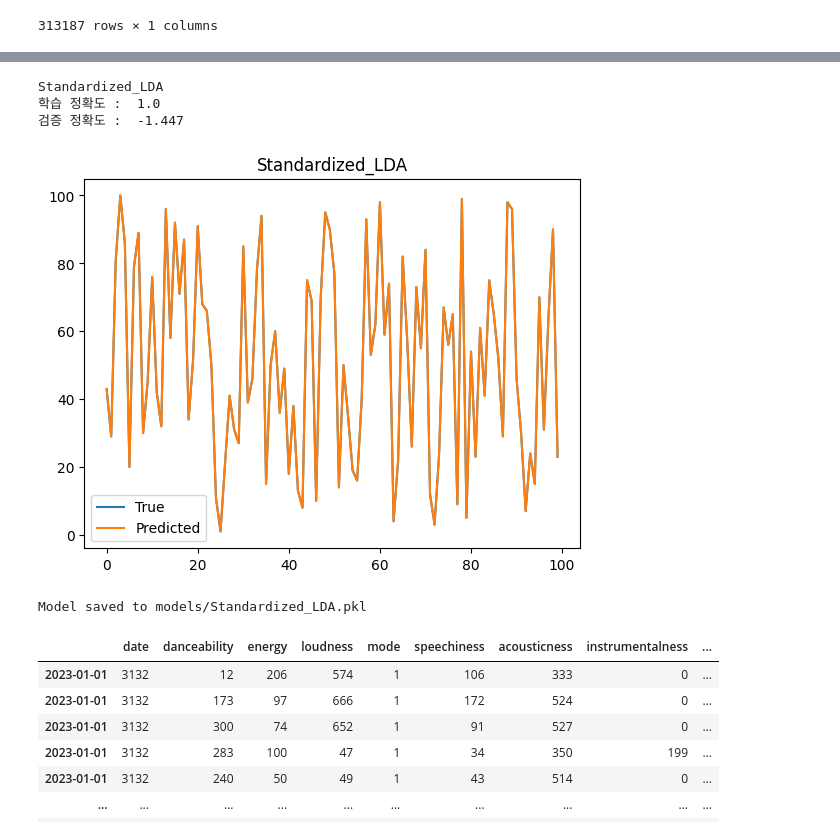
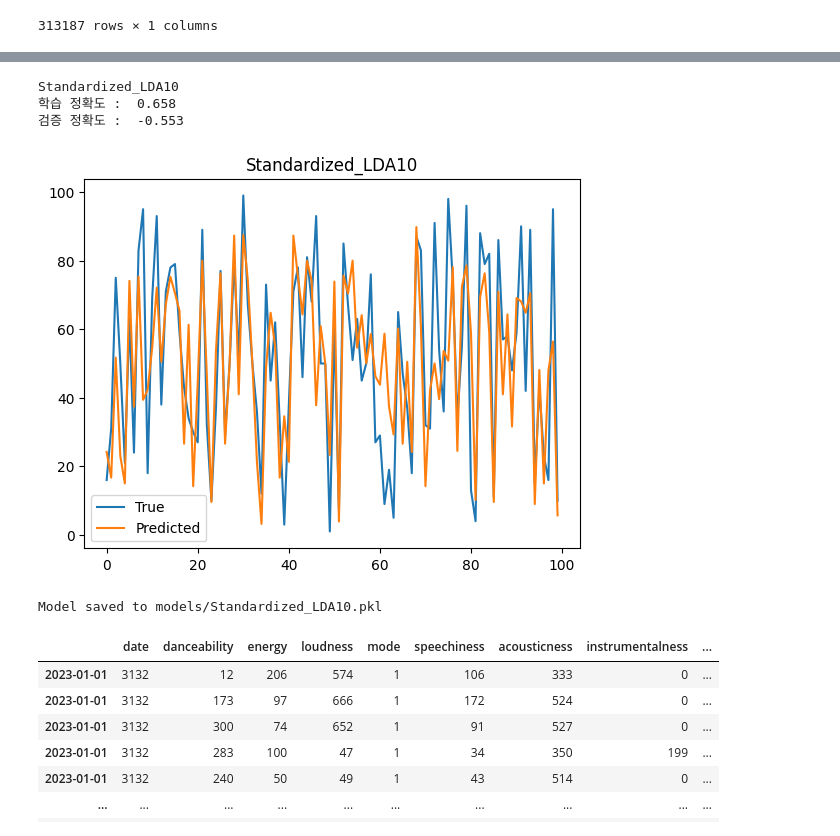
Before and after one commit to CG05/BillboardAnalitics, a Jupyter notebook: modeling2.ipynb, the cells around one changed output, grey strips where cells are left out. Saved outputs shown, nothing was run; the diff lists cells and outputs as text; code cells hidden in the pictures.

```diff
--- a/modeling2.ipynb
+++ b/modeling2.ipynb
@@ -44,4 +60,4 @@ from sklearn.preprocessing import StandardScaler
 
 std = StandardScaler()
 data_std = std.fit_transform(data)
-data_std = pd.DataFrame(data, columns=data.columns, index=data.index)
+data_std = pd.DataFrame(data_std, columns=data.columns, index=data.index)
@@ -53,7 +91,10 @@ def create_sequences(s_year, dataframe, label):
     Xs, ys = [], []
     curday = datetime(s_year, 1, 1)
     dayformat = curday.strftime('%Y-%m-%d')
+    now_idx = ''
     for idx in dataframe.index:
+        if now_idx == idx:
+            continue
         X = dataframe.loc[dayformat].values
         y = label.loc[dayformat].values
 
@@ -66,6 +107,7 @@ def create_sequences(s_year, dataframe, label):
         ys.append(y)
         if idx != dayformat:
             dayformat = idx
+        now_idx = idx
 
     return np.array(Xs, dtype=object), np.array(ys, dtype=object)
 # %%
@@ -127,10 +167,13 @@ X_test_pca = pca.transform(X_test)
 # %%
 from sklearn.discriminant_analysis import LinearDiscriminantAnalysis
 
-lda = LinearDiscriminantAnalysis(n_components=3)
+lda = LinearDiscriminantAnalysis(n_components=10)
 
 X_train_lda = lda.fit_transform(X_train, y_train)
 X_test_lda = lda.transform(X_test)
+# %%
+filePath = 'models/' + 'lda' + '.pkl'
+pickle.dump(lda, open(filePath, 'wb'))
 # %%
 from sklearn.neighbors import KNeighborsRegressor
 from sklearn.model_selection import cross_val_score
@@ -156,27 +199,27 @@ def modelingAndVisualizing(X_train, X_test, title):
 # %%
 modelingList = [
     # (X_train, X_test, 'Standardized'),
     # (X_train_pca, X_test_pca, 'Standardized_PCA'),
-    (X_train_lda, X_test_lda, 'Standardized_LDA')
+    (X_train_lda, X_test_lda, 'Standardized_LDA10')
 ]
 
 import pickle
 import os
 
 for model in modelingList:
     knn = modelingAndVisualizing(*model)
     # save model to file
     if not os.path.exists('models'):
         os.makedirs('models')
     filePath = 'models/' + model[2] + '.pkl'
     pickle.dump(knn, open(filePath, 'wb'))
     print('Model saved to', filePath)
 # %% [output]
-Standardized_LDA
-학습 정확도 :  1.0
-검증 정확도 :  -1.447
+Standardized_LDA10
+학습 정확도 :  0.658
+검증 정확도 :  -0.553
-[figure, old version]
+[figure, new version]
-Model saved to models/Standardized_LDA.pkl
+Model saved to models/Standardized_LDA10.pkl
 # %%
 
 
```
Also changed, not shown: parts of 18 cells of this notebook.
